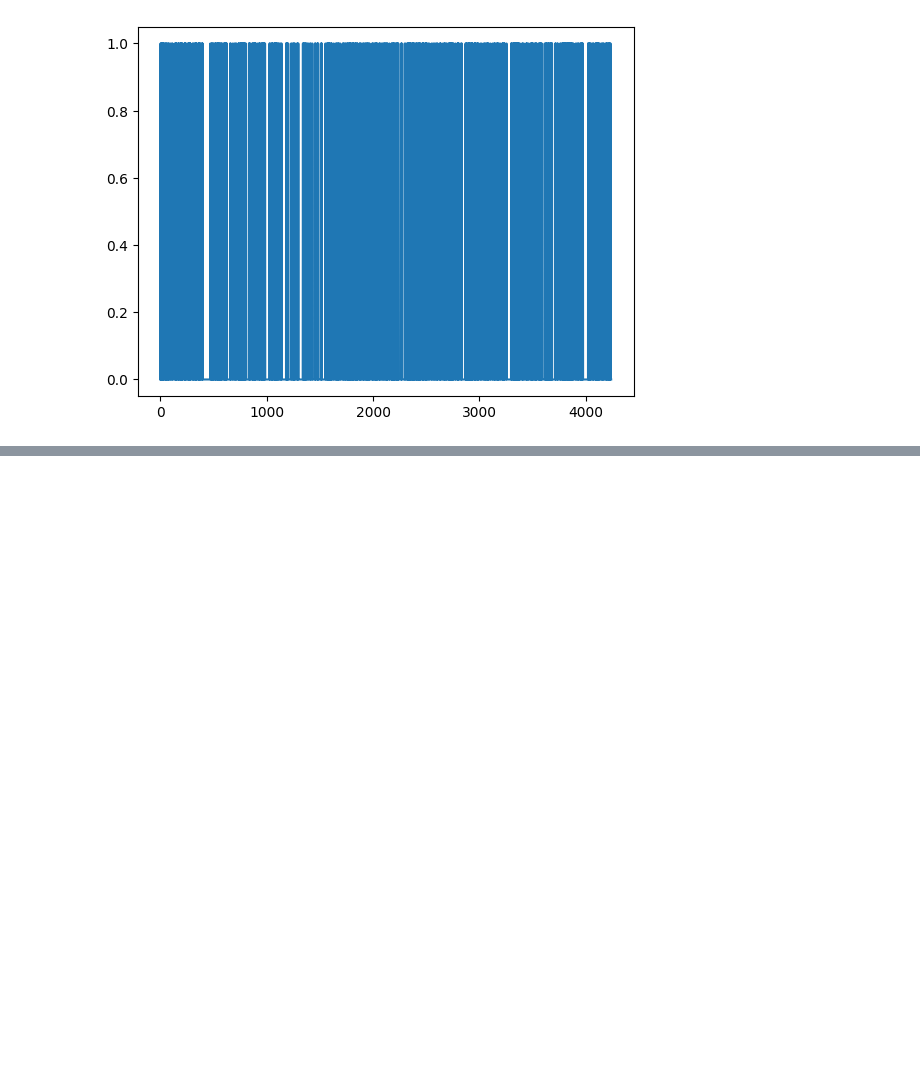
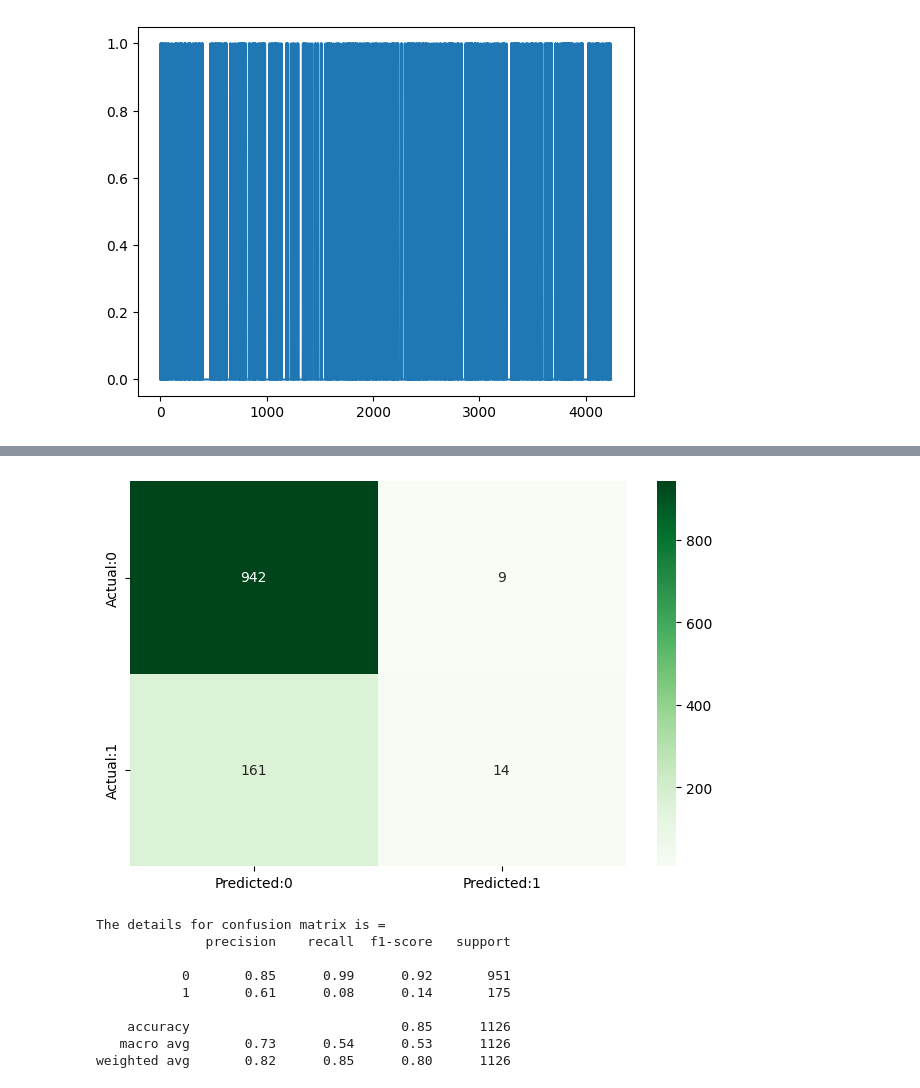
Before and after one commit to malarkeyfrancis/geeks_for_geeks_ML_exercises, a Jupyter notebook: healthcare/heart_disease_prediction.ipynb, the cells around one changed output, grey strips where cells are left out. Cells and saved outputs as stored; diff of their text form; code cells hidden in the pictures; blank space fills up the shorter version.

```diff
--- a/healthcare/heart_disease_prediction.ipynb
+++ b/healthcare/heart_disease_prediction.ipynb
@@ -107,3 +106,15 @@ laste = disease_df['TenYearCHD'].plot()
 plt.show()
 # %% [output]
 [figure]
+# %%
+# Lets fit the model for Logistic Regression
+from sklearn.linear_model import LogisticRegression
+log_reg = LogisticRegression()
+log_reg.fit(X_train, y_train)
+y_pred = log_reg.predict(X_test)
+
+# Evaluating the Model
+from sklearn.metrics import accuracy_score, confusion_matrix, classification_report
+print(accuracy_score(y_test, y_pred))
+print(confusion_matrix(y_test, y_pred))
+print(classification_report(y_test, y_pred))
@@ -109,0 +133,21 @@ plt.show()
+# %%
+cm = confusion_matrix(y_test, y_pred)
+conf_matrix = pd.DataFrame(data = cm, columns = ['Predicted:0', 'Predicted:1'], index = ['Actual:0', 'Actual:1'])
+
+plt.figure(figsize = (8, 5))
+sns.heatmap(conf_matrix, annot = True, fmt = 'd', cmap = "Greens")
+
+plt.show()
+print('The details for confusion matrix is =')
+print (classification_report(y_test, y_pred))
+# %% [output]
+[figure, added]
+The details for confusion matrix is =
+              precision    recall  f1-score   support
+
+           0       0.85      0.99      0.92       951
+           1       0.61      0.08      0.14       175
+
+    accuracy                           0.85      1126
+   macro avg       0.73      0.54      0.53      1126
+weighted avg       0.82      0.85      0.80      1126
```
Also changed, not shown: parts of 2 cells of this notebook.
